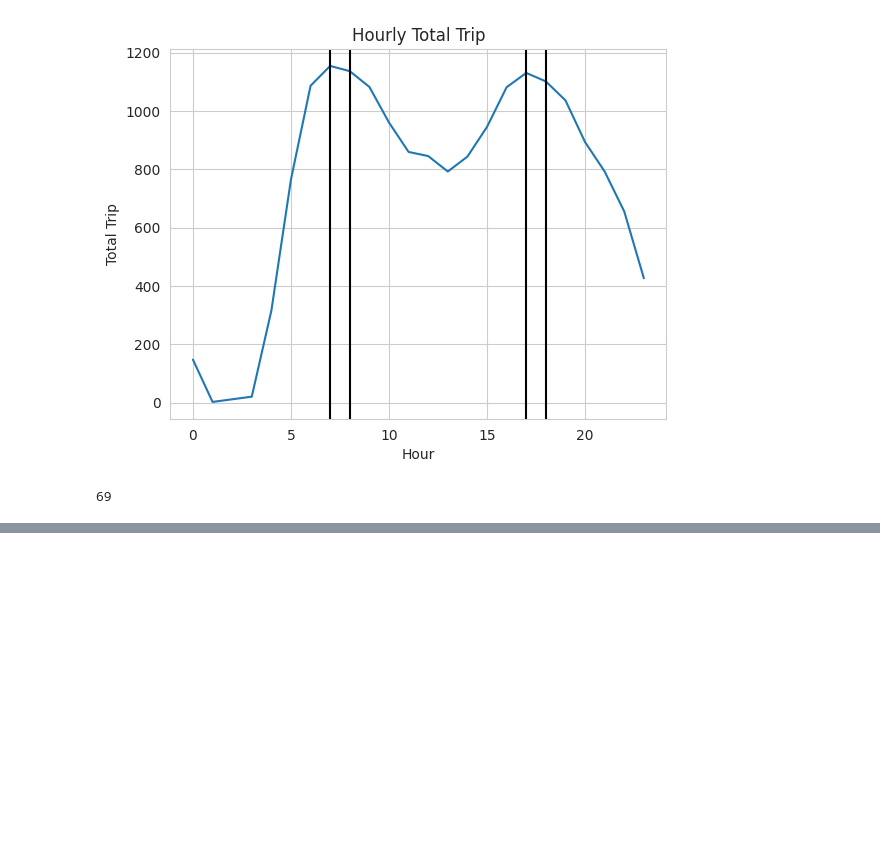
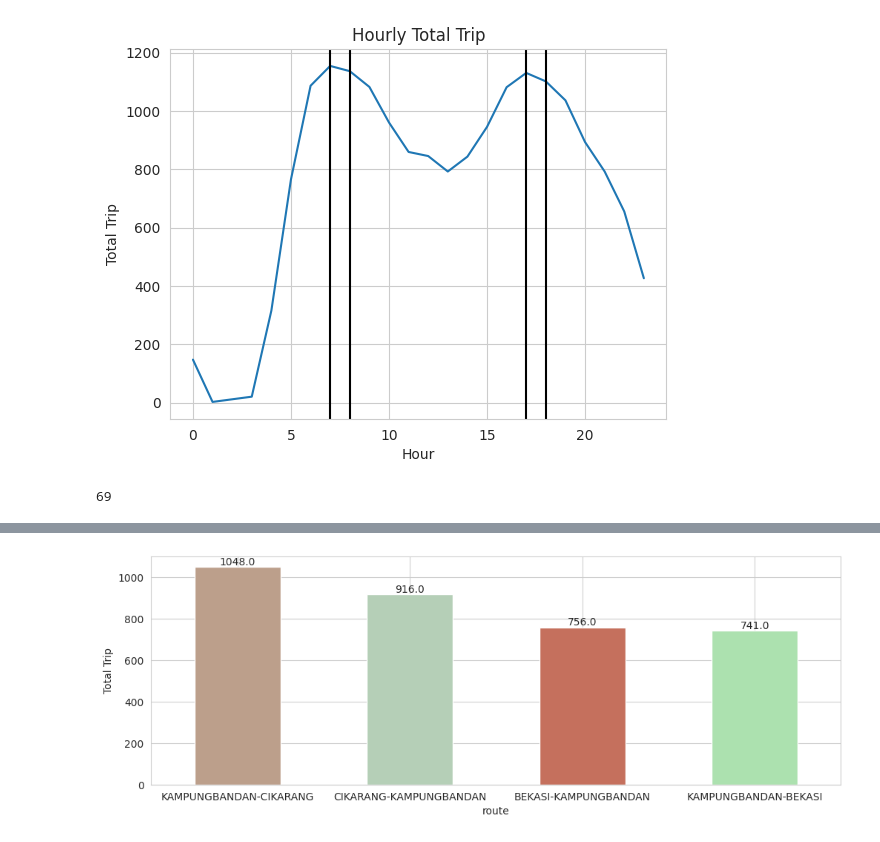
Before and after one commit to Kelnit/Year, a Jupyter notebook: Year.ipynb, the cells around one changed output, grey strips where cells are left out. Saved outputs shown, nothing was run; the diff lists cells and outputs as text; code cells hidden in the pictures; blank space fills up the shorter version.

```diff
--- a/Year.ipynb
+++ b/Year.ipynb
@@ -177,0 +205,4 @@ total_asal
+# %%
+barplot(total_route_trip.iloc[4:8, 0], figsize=(12, 4))
+# %% [output]
+[figure, added]
```
Also changed, not shown: parts of 8 cells of this notebook.
